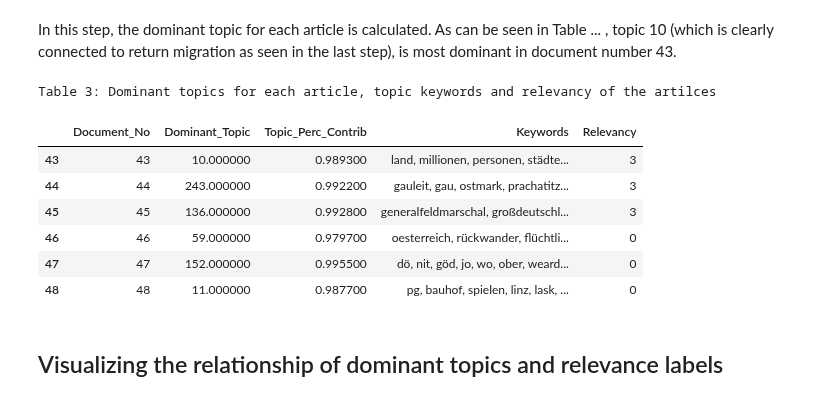
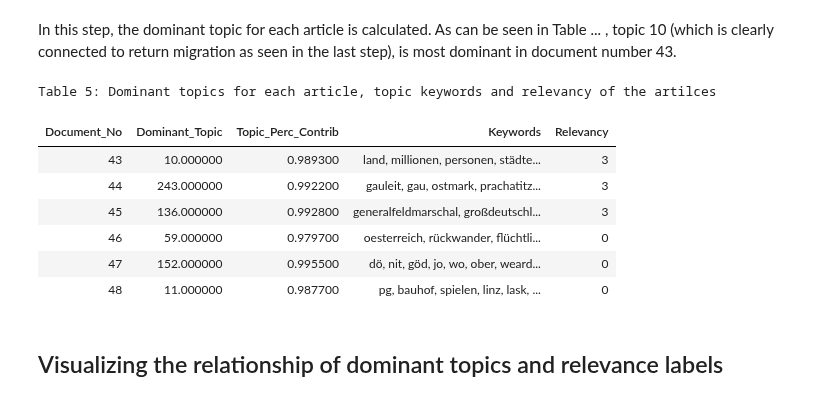
Before and after one commit to soberbichler/Topic-specific-corpus-building_OberbichlerPfanzelter, a Jupyter notebook: news_article_similarity_remigration_notebook.ipynb, the cells around one changed output. Cells and saved outputs as stored; diff of their text form; code cells hidden in the pictures.

```diff
--- a/news_article_similarity_remigration_notebook.ipynb
+++ b/news_article_similarity_remigration_notebook.ipynb
@@ -112,2 +135,0 @@ Thanks to layout segmentation and article separation, which device OCRed (Optica
-# %%
-df[12:14].style.set_caption('Table 1: Text with relevancy labels (3 = relevant; 0 = irrelevant) ')
@@ -130,3 +147,5 @@ plt.title('Figure 3: Manually annotated newspapers clippings on the topic of ret
 plt.show()
 # %% [output]
 [figure]
+# %%
+df[12:14].style.set_caption('Table 3: Text with relevancy labels (3 = relevant; 0 = irrelevant) ').hide_index()
@@ -176,7 +200,7 @@ def apply_all(text):
 df['tokenized'] = df['text'].apply(apply_all)
 
 
-df[12:14].style.set_caption('Table 2: Relevancy, original text and preprocessed text')
+df[12:14].style.set_caption('Table 4: Relevancy, original text and preprocessed text').hide_index()
 # %% [output]
 [nltk_data] Downloading package stopwords to
 [nltk_data]     C:\Users\c62255\AppData\Roaming\nltk_data...
@@ -244,7 +268,7 @@ def train_lda(data):
     dictionary = corpora.Dictionary(data['tokenized'])
     corpus = [dictionary.doc2bow(doc) for doc in data['tokenized']]
     lda = LdaModel(corpus=corpus, num_topics=num_topics, id2word=dictionary,
-                   alpha=0.2e-2, eta=0.5e-2, chunksize=chunksize, minimum_probability=0.0, passes=5, iterations=200, random_state=14)
+                   alpha=0.2e-2, eta=0.5e-2, chunksize=chunksize, minimum_probability=0.0, passes=5, iterations=200, update_every=1, random_state=14)
     return dictionary,corpus,lda
 dictionary,corpus,lda = train_lda(train_df)
 print("Topic number 10: ")
@@ -276,47 +300,47 @@ Topic number 10:
 # %% [markdown]
 In this step, the dominant topic for each article is calculated. As can be seen in Table ... , topic 10 (which is clearly connected to return migration as seen in the last step), is most dominant in document number 43.
 # %%
-def format_topics_sentences(ldamodel=None, corpus=corpus, relevancy=df['relevancy']):
+def format_topics_sentences(ldamodel=None, corpus=corpus, relevancy=df['relevancy'], text=df['text']):
     # Init output
     sent_topics_df = pd.DataFrame()
 
     # Get main topic in each document
     for i, row_list in enumerate(ldamodel[corpus]):
         row = row_list[0] if ldamodel.per_word_topics else row_list
         row = sorted(row, key=lambda x: (x[1]), reverse=True)
         for s, (topic_num, prop_topic) in enumerate(row):
             if s == 0:  # => dominant topic
                 wp = ldamodel.show_topic(topic_num)
                 topic_keywords = ", ".join([word for word, prop in wp])
                 sent_topics_df = sent_topics_df.append(pd.Series([int(topic_num), round(prop_topic,4), topic_keywords]), ignore_index=True)
             else:
                 break
     sent_topics_df.columns = ['Dominant_Topic', 'Perc_Contribution', 'Topic_Keywords']
 
     # Add relevancy to the end of the output
     contents = pd.Series(relevancy)
 
     sent_topics_df = pd.concat([sent_topics_df, contents], axis=1)
     return(sent_topics_df)
 
 
 df_topic_sents_keywords = format_topics_sentences(ldamodel=lda, corpus=corpus, relevancy=df['relevancy'])
 
 
 # Format
 df_dominant_topic = df_topic_sents_keywords.reset_index()
 df_dominant_topic.columns = ['Document_No', 'Dominant_Topic', 'Topic_Perc_Contrib', 'Keywords', 'Relevancy']
 
-df_dominant_topic[43:49].style.set_table_attributes("style='display:block'").set_caption('Table 3: Dominant topics for each article, topic keywords and relevancy of the artilces')
+df_dominant_topic[43:49].style.set_table_attributes("style='display:block'").set_caption('Table 5: Dominant topics for each article, topic keywords and relevancy of the artilces').hide_index()
 # %% [output]
-Table 3: Dominant topics for each article, topic keywords and relevancy of the artilces
+Table 5: Dominant topics for each article, topic keywords and relevancy of the artilces
-|  | Document_No | Dominant_Topic | Topic_Perc_Contrib | Keywords | Relevancy |
-| 43 | 43 | 10.000000 | 0.989300 | land, millionen, personen, städte... | 3 |
-| 44 | 44 | 243.000000 | 0.992200 | gauleit, gau, ostmark, prachatitz... | 3 |
-| 45 | 45 | 136.000000 | 0.992800 | generalfeldmarschal, großdeutschl... | 3 |
-| 46 | 46 | 59.000000 | 0.979700 | oesterreich, rückwander, flüchtli... | 0 |
-| 47 | 47 | 152.000000 | 0.995500 | dö, nit, göd, jo, wo, ober, weard... | 0 |
-| 48 | 48 | 11.000000 | 0.987700 | pg, bauhof, spielen, linz, lask, ... | 0 |
+| Document_No | Dominant_Topic | Topic_Perc_Contrib | Keywords | Relevancy |
+| 43 | 10.000000 | 0.989300 | land, millionen, personen, städte... | 3 |
+| 44 | 243.000000 | 0.992200 | gauleit, gau, ostmark, prachatitz... | 3 |
+| 45 | 136.000000 | 0.992800 | generalfeldmarschal, großdeutschl... | 3 |
+| 46 | 59.000000 | 0.979700 | oesterreich, rückwander, flüchtli... | 0 |
+| 47 | 152.000000 | 0.995500 | dö, nit, göd, jo, wo, ober, weard... | 0 |
+| 48 | 11.000000 | 0.987700 | pg, bauhof, spielen, linz, lask, ... | 0 |
 # %% [markdown]
 ## Visualizing the relationship of dominant topics and relevance labels
 # %% [markdown]
```
Also changed, not shown: parts of 41 cells of this notebook.
